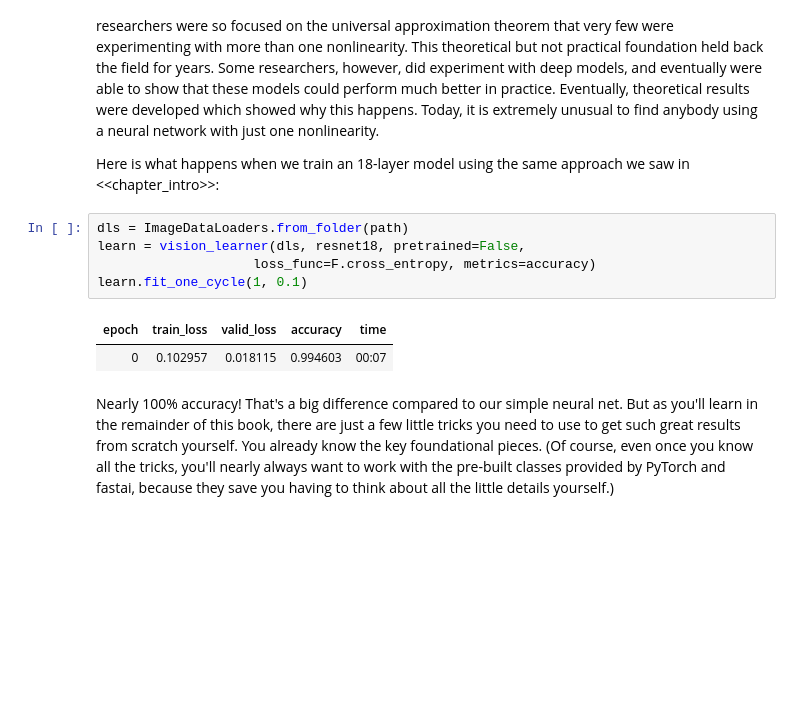
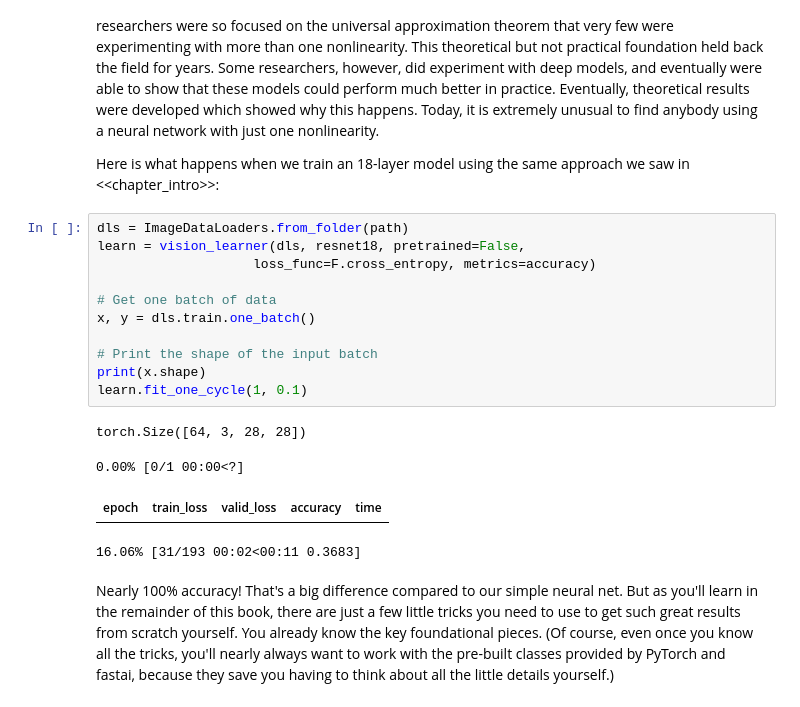
Before and after one commit to danielslab/fastbook, a Jupyter notebook: 04_mnist_basics.ipynb, the cells around one changed output. Cells and saved outputs as stored; diff of their text form; blank space fills up the shorter version.

```diff
--- a/04_mnist_basics.ipynb
+++ b/04_mnist_basics.ipynb
@@ -1340,11 +1338,19 @@ Here is what happens when we train an 18-layer model using the same approach we
 # %%
 dls = ImageDataLoaders.from_folder(path)
 learn = vision_learner(dls, resnet18, pretrained=False,
                     loss_func=F.cross_entropy, metrics=accuracy)
+
+# Get one batch of data
+x, y = dls.train.one_batch()
+
+# Print the shape of the input batch
+print(x.shape)
 learn.fit_one_cycle(1, 0.1)
 # %% [output]
+torch.Size([64, 3, 28, 28])
+0.00% [0/1 00:00<?]
 | epoch | train_loss | valid_loss | accuracy | time |
-| 0 | 0.102957 | 0.018115 | 0.994603 | 00:07 |
+16.06% [31/193 00:02<00:11 0.3683]
 # %% [markdown]
 Nearly 100% accuracy! That's a big difference compared to our simple neural net. But as you'll learn in the remainder of this book, there are just a few little tricks you need to use to get such great results from scratch yourself. You already know the key foundational pieces. (Of course, even once you know all the tricks, you'll nearly always want to work with the pre-built classes provided by PyTorch and fastai, because they save you having to think about all the little details yourself.)
 # %% [markdown]
```
Also changed, not shown: parts of 36 cells of this notebook.
